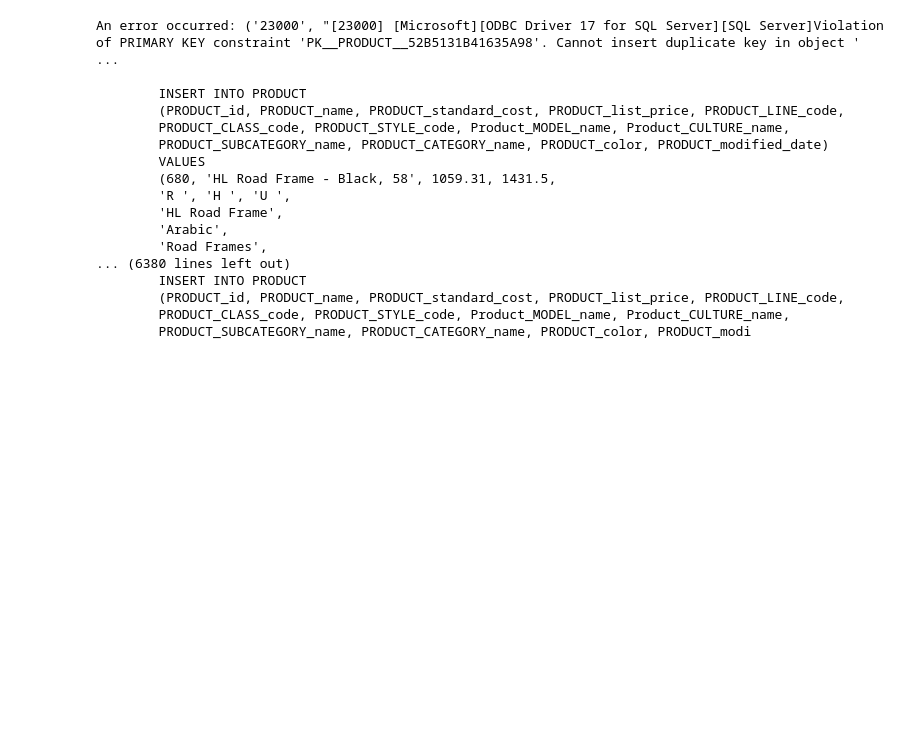
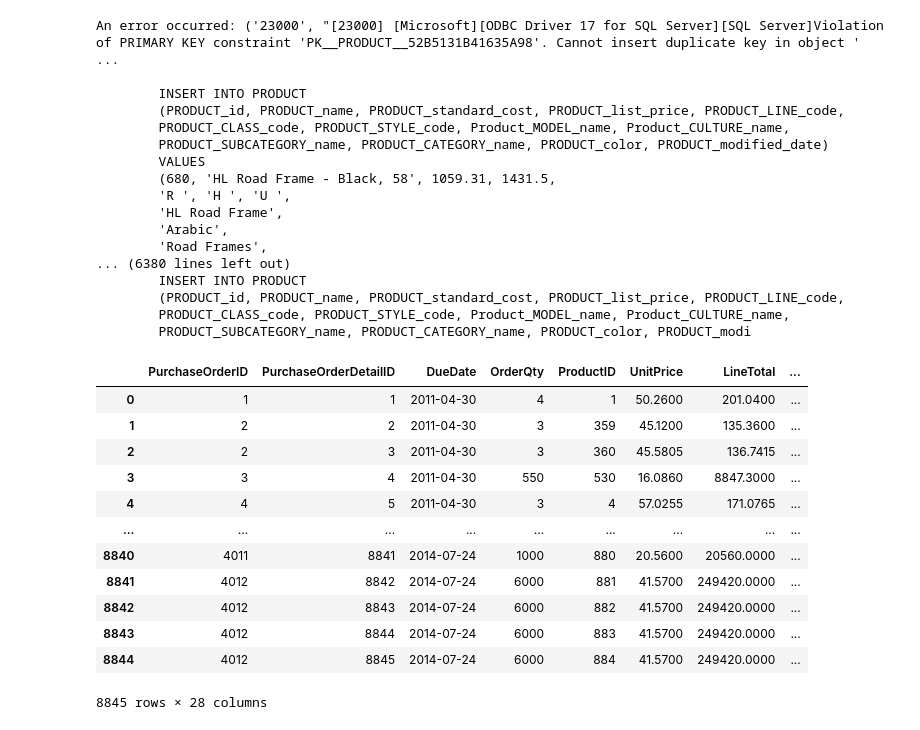
Before and after one commit to DiegoIEC/deds_project, a Jupyter notebook: deds/product.ipynb, the cells around one changed output. Cells and saved outputs as stored; diff of their text form; code cells hidden in the pictures; blank space fills up the shorter version.

```diff
--- a/deds/product.ipynb
+++ b/deds/product.ipynb
@@ -155,3 +155,30 @@ An error occurred: ('23000', "[23000] [Microsoft][ODBC Driver 17 for SQL Server]
         (PRODUCT_id, PRODUCT_name, PRODUCT_standard_cost, PRODUCT_list_price, PRODUCT_LINE_code,
         PRODUCT_CLASS_code, PRODUCT_STYLE_code, Product_MODEL_name, Product_CULTURE_name,
         PRODUCT_SUBCATEGORY_name, PRODUCT_CATEGORY_name, PRODUCT_color, PRODUCT_modi
+# %%
+newQuery = "SELECT * FROM [Purchasing].[PurchaseOrderDetail]"
+purchase_order = pd.read_sql(newQuery,DB_AW_conn)
+
+newQuery = "SELECT * FROM [Purchasing].[PurchaseOrderHeader]"
+purchase_header = pd.read_sql(newQuery,DB_AW_conn)
+
+newQuery = "SELECT * FROM [Purchasing].[ShipMethod]"
+purchase_shipmethod = pd.read_sql(newQuery,DB_AW_conn)
+# %%
+purchase_merge = purchase_order.merge(purchase_header, left_on='PurchaseOrderID', right_on='PurchaseOrderID', how='left', suffixes=('', '_PurchaseOrder'))
+purchase_merge = purchase_merge.merge(purchase_shipmethod, left_on='ShipMethodID', right_on='ShipMethodID', how='left', suffixes=('', '_ShipMethod'))
+purchase_merge
+# %% [output]
+|  | PurchaseOrderID | PurchaseOrderDetailID | DueDate | OrderQty | ProductID | UnitPrice | LineTotal | ... |
+| 0 | 1 | 1 | 2011-04-30 | 4 | 1 | 50.2600 | 201.0400 | ... |
+| 1 | 2 | 2 | 2011-04-30 | 3 | 359 | 45.1200 | 135.3600 | ... |
+| 2 | 2 | 3 | 2011-04-30 | 3 | 360 | 45.5805 | 136.7415 | ... |
+| 3 | 3 | 4 | 2011-04-30 | 550 | 530 | 16.0860 | 8847.3000 | ... |
+| 4 | 4 | 5 | 2011-04-30 | 3 | 4 | 57.0255 | 171.0765 | ... |
+| ... | ... | ... | ... | ... | ... | ... | ... | ... |
+| 8840 | 4011 | 8841 | 2014-07-24 | 1000 | 880 | 20.5600 | 20560.0000 | ... |
+| 8841 | 4012 | 8842 | 2014-07-24 | 6000 | 881 | 41.5700 | 249420.0000 | ... |
+| 8842 | 4012 | 8843 | 2014-07-24 | 6000 | 882 | 41.5700 | 249420.0000 | ... |
+| 8843 | 4012 | 8844 | 2014-07-24 | 6000 | 883 | 41.5700 | 249420.0000 | ... |
+| 8844 | 4012 | 8845 | 2014-07-24 | 6000 | 884 | 41.5700 | 249420.0000 | ... |
+8845 rows × 28 columns
```
Also changed, not shown: parts of 23 cells of this notebook, 19 other files.
